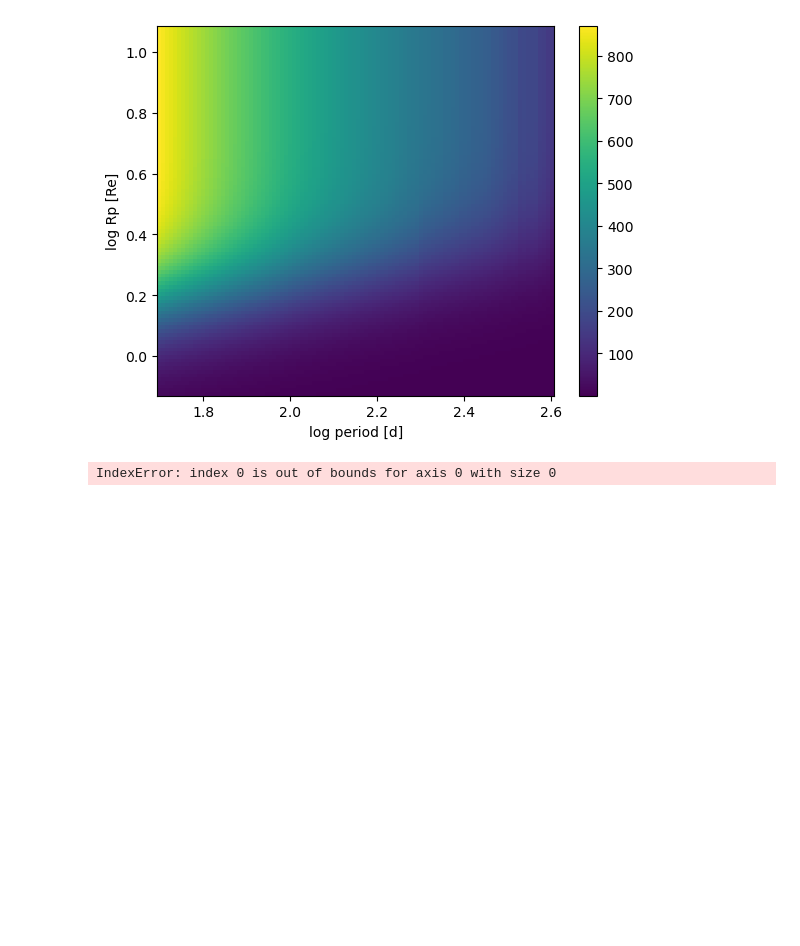
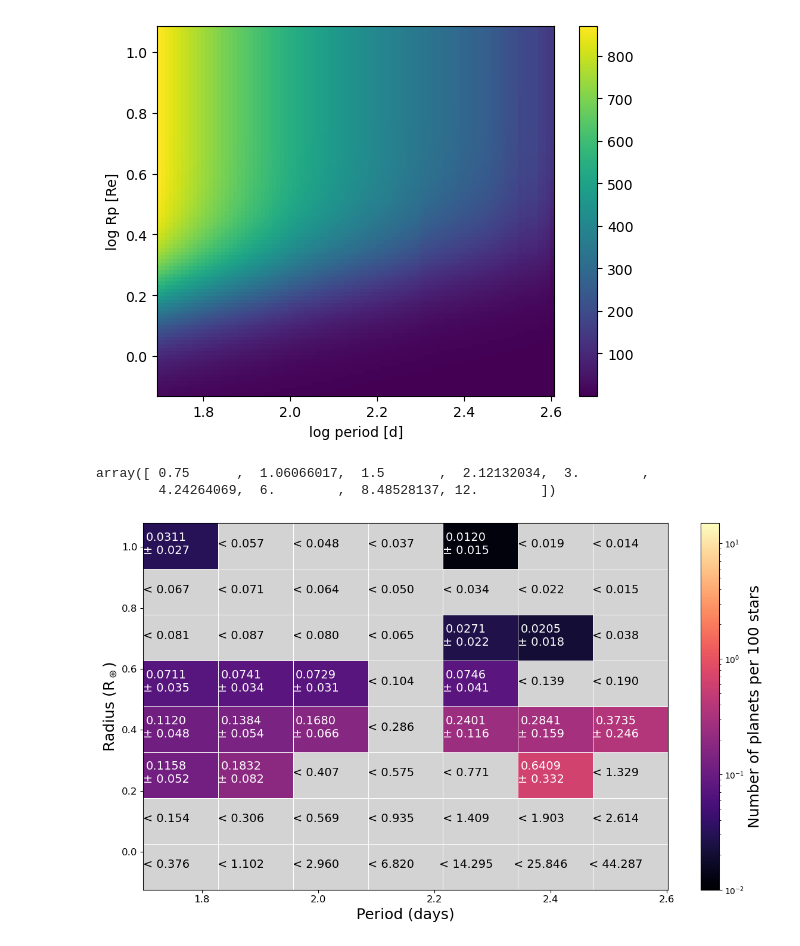
Before and after one commit to kendallsullivan/kep_occ_how-to, a Jupyter notebook: occurrence_plots.ipynb, the cells around one changed output. Cells and saved outputs as stored; diff of their text form; code cells hidden in the pictures; blank space fills up the shorter version.

```diff
--- a/occurrence_plots.ipynb
+++ b/occurrence_plots.ipynb
@@ -62,12 +62,12 @@ Max Radius:             12.0
 Size:3001
 [figure]
 # %%
-x = np.linspace(np.log10(1), np.log10(400), num=501)
-y = np.linspace(np.log10(0.5), np.log10(15), num=501)
+x = np.linspace(np.log10(1), np.log10(400), num=101)
+y = np.linspace(np.log10(0.5), np.log10(15), num=101)
 # %%
 # small grid for plotting
-mr = np.logspace(np.log10(0.5), np.log10(15), num=9)
-mp = np.logspace(np.log10(1.), np.log10(400), num=8)
+mr = np.logspace(np.log10(0.75), np.log10(12), num=9)
+mp = np.logspace(np.log10(50.), np.log10(400), num=8)
 mp_grid, mr_grid = np.meshgrid(mp, mr, indexing='ij')
 
 mp_c = 0.5*(mp[1:] + mp[:-1])
@@ -116,12 +116,12 @@ xlim_FGK = cs.collections[1].get_paths()[0].vertices[:, 0]
 ylim_FGK = cs.collections[1].get_paths()[0].vertices[:, 1]
 plt.close()
 # %%
-pcCatalog_FGK = os.getcwd() + "/GKbaseline/koiCatalogs/dr25_{}_PCs.csv".format('GK')
+pcCatalog_FGK = os.getcwd() + "/GKbaseline/koiCatalogs/dr25_{}_PCs.csv".format('FGK')
 
 # load in planet candidates
 base_kois = pd.read_csv(pcCatalog_FGK)
-m = (1 <= base_kois.koi_period) & (base_kois.koi_period <= 500)
-m &= np.isfinite(base_kois.corrected_prad) & (0.4 <= base_kois.corrected_prad) & (base_kois.corrected_prad <= 22)
+m = (49 <= base_kois.koi_period) & (base_kois.koi_period <= 401)
+m &= np.isfinite(base_kois.corrected_prad) & (0.7 <= base_kois.corrected_prad) & (base_kois.corrected_prad <= 12.5)
 
 kois_FGK = pd.DataFrame(base_kois[m])
 
@@ -137,7 +137,7 @@ for i in range(len(xedges)-1):
         H_lim_FGK[i, j] = ylim_FGK[np.where(xlim_FGK <= xedges[i])][0] > yedges[j]
 # %%
 boot_kde = np.load("sboot__1000.npy")
-boot_kde_FGK, boot_kde_FGK_err = np.mean(boot_kde, axis = 0), np.std(boot_kde, axis = 0)
+boot_kde_FGK, boot_kde_err_FGK = np.mean(boot_kde, axis = 0), np.std(boot_kde, axis = 0)
 boot_kde_smol_FGK = np.zeros((len(mp)-1, len(mr)-1))
 boot_kde_smol_err_FGK = np.zeros((len(mp)-1, len(mr)-1))
 
@@ -157,13 +157,16 @@ for i in range(len(mp)-1):
 boot_kde_smol_FGK_nan = boot_kde_smol_FGK.copy()
 boot_kde_smol_FGK_nan[H_FGK < 1] = np.nan
 boot_kde_smol_FGK_nan[H_lim_FGK >= 1] = np.nan
-# %% [output]
-IndexError: index 0 is out of bounds for axis 0 with size 0
+# %%
+yedges
+# %% [output]
+array([ 0.75      ,  1.06066017,  1.5       ,  2.12132034,  3.        ,
+        4.24264069,  6.        ,  8.48528137, 12.        ])
 # %%
 # make a nice plot!
 fig, ax = plt.subplots(num=4, figsize=(12, 7))
-hatch = plt.fill_between([np.log10(1),np.log10(400)],
-                         np.log10(0.5), np.log10(15), color="lightgray")
+hatch = plt.fill_between([np.log10(50),np.log10(400)],
+                         np.log10(0.75), np.log10(12), color="lightgray")
 
 im = ax.pcolormesh(np.log10(mp_grid), np.log10(mr_grid), boot_kde_smol_FGK_nan*100,
                    cmap='magma', norm=matplotlib.colors.LogNorm(vmin=1e-2, vmax=15), shading='flat',
@@ -177,34 +180,37 @@ for i in range(len(yedges)-1):
             t =  o + "\n± " + e
         else:
             o = '%.4f' % (boot_kde_smol_FGK*100).T[i,j]
             e = '%.3f' % (boot_kde_smol_err_FGK*100).T[i,j]
             t =  o + "\n± " + e
         if np.isnan(H_nan_FGK.T[i,j]):
             o = '%.3f' %((boot_kde_smol_FGK*100).T[i,j]+(boot_kde_smol_err_FGK*100).T[i,j])
             ax.text(np.log10(mp_c[j])-0.03, np.log10(mr_c[i]), "< "+str(o),
                 color="k", ha="center", va="center", fontsize=14)
         elif H_lim_FGK.T[i,j]:
             o = '%.3f' %((boot_kde_smol_FGK*100).T[i,j]+(boot_kde_smol_err_FGK*100).T[i,j])
             ax.text(np.log10(mp_c[j])-0.03, np.log10(mr_c[i]), "< "+str(o),
                 color="k", ha="center", va="center", fontsize=14)
         elif boot_kde_smol_FGK.T[i,j]>=0.045:
             ax.text(np.log10(mp_c[j])-0.03, np.log10(mr_c[i]), t,
                 color="k", ha="center", va="center", fontsize=14)
         else:
             ax.text(np.log10(mp_c[j])-0.03, np.log10(mr_c[i]), t,
                 color="white", ha="center", va="center", fontsize=14)
 
 ax.tick_params(axis='both', labelsize='large')
 cb = plt.colorbar(im)
 cb.set_label(label="Number of planets per 100 stars", fontsize=18)
 
-plt.xlim(np.log10(1.), np.log10(400.))
-plt.ylim(np.log10(0.5), np.log10(16.))
+plt.xlim(np.log10(50.), np.log10(400.))
+plt.ylim(np.log10(0.75), np.log10(12.))
 
 plt.xlabel("Period (days)", fontsize=18)
 plt.ylabel(r"Radius (R$_\oplus$)", fontsize=18)
-plt.xticks(np.log10(mp), labels=[1.0, 2.11, 4.47, 9.46, 20.0, 42.29, 89.44 ,189.15, 400.0])
-plt.yticks(np.log10(mr), labels=[ 0.5, 0.73, 1.08, 1.59, 2.33, 3.43, 5.04, 7.41, 10.89, 16.0])
+# plt.xticks(np.log10(mp), labels=[1.0, 2.11, 4.47, 9.46, 20.0, 42.29, 89.44 ,189.15, 400.0])
+# plt.yticks(np.log10(mr), labels=[ 0.5, 0.73, 1.08, 1.59, 2.33, 3.43, 5.04, 7.41, 10.89, 16.0])
 plt.minorticks_off()
 plt.tight_layout()
+plt.savefig('completenessTest_8-195Gyr.pdf')
 plt.show()
+# %% [output]
+[figure, added]
```
Also changed, not shown: 14 other files.
